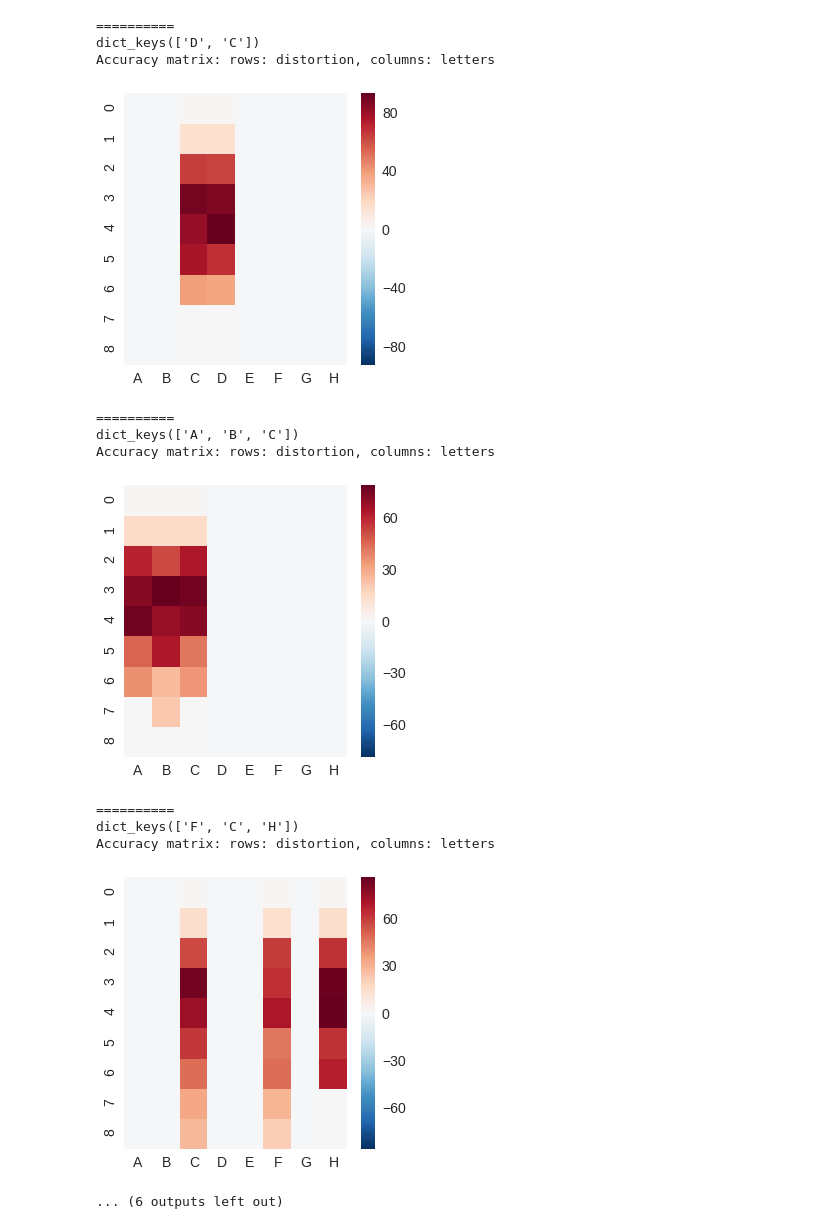
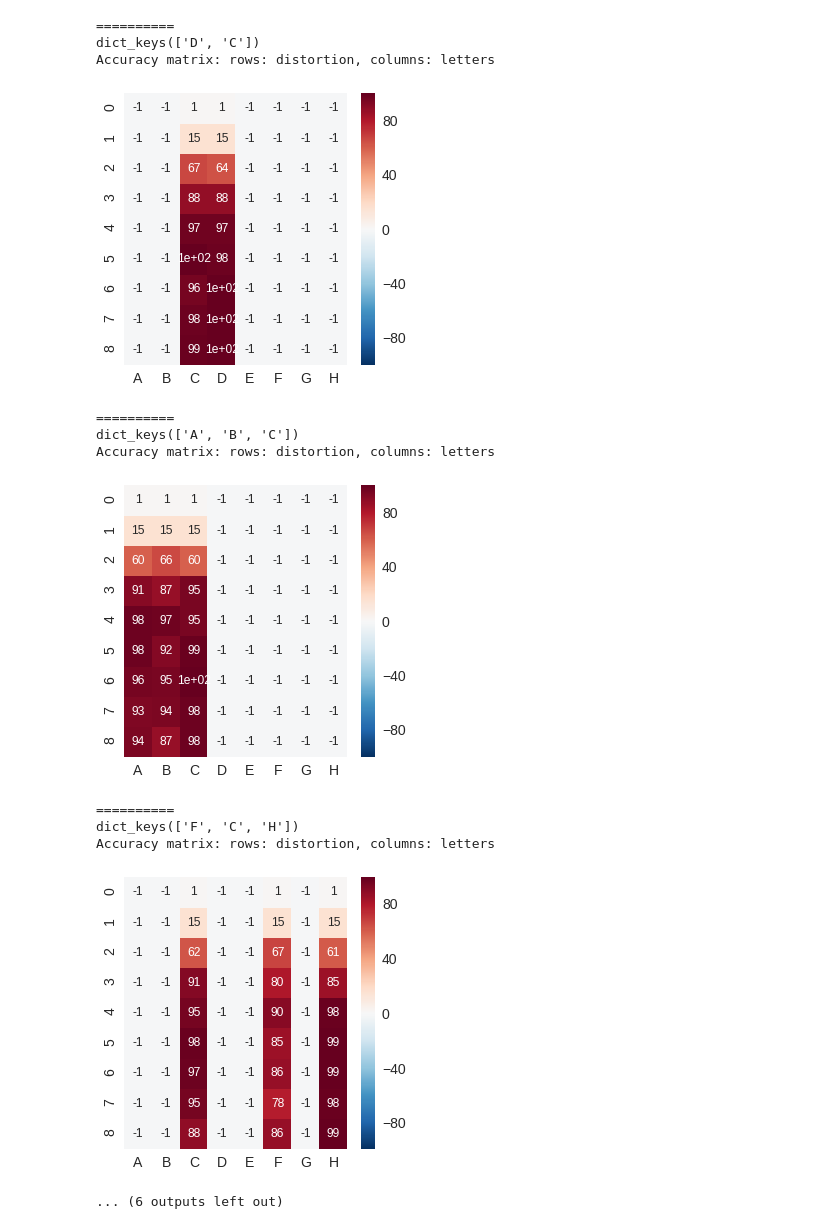
Before and after one commit to puraminy/mini_proj2, a Jupyter notebook: BAM3.ipynb, the cells around one changed output. Saved outputs shown, nothing was run; the diff lists cells and outputs as text; code cells hidden in the pictures.

```diff
--- a/BAM3.ipynb
+++ b/BAM3.ipynb
@@ -39,7 +39,7 @@ def test_noise (inp, te_n, n_n): #inp:input vector te_n: number of noisy samples
     rnd = random.sample(range(len(inp)), n_n)
     noise = np.asarray(inp)
     for i in rnd:
-      noise[i] = -1*noise[i]
+      noise[i] = 0 #-1*noise[i]
     test.append(noise)
 
   test=np.asarray(test)
@@ -140,7 +140,7 @@ for data in ds:
 
   plt.figure(figsize = (5,5))
   sn.set(font_scale=1.4)#for label size
-  sn.heatmap(df_hammY, annot=False,annot_kws={"size": 12}, xticklabels=let_list, yticklabels=axlabels)# font size
+  sn.heatmap(df_hammY, annot=True,annot_kws={"size": 12}, xticklabels=let_list, yticklabels=axlabels)# font size
   plt.show()
 # %% [output]
 ==========
@@ -158,13 +158,13 @@ Accuracy matrix: rows: distortion, columns: letters
 ==========
 dict_keys(['D', 'C'])
 Accuracy matrix: rows: distortion, columns: letters
-[figure, old version]
+[figure, new version]
 ==========
 dict_keys(['A', 'B', 'C'])
 Accuracy matrix: rows: distortion, columns: letters
-[figure, old version]
+[figure, new version]
 ==========
 dict_keys(['F', 'C', 'H'])
 Accuracy matrix: rows: distortion, columns: letters
-[figure, old version]
+[figure, new version]
 ... (6 outputs left out)
```
Also changed, not shown: parts of 1 cell of this notebook.
